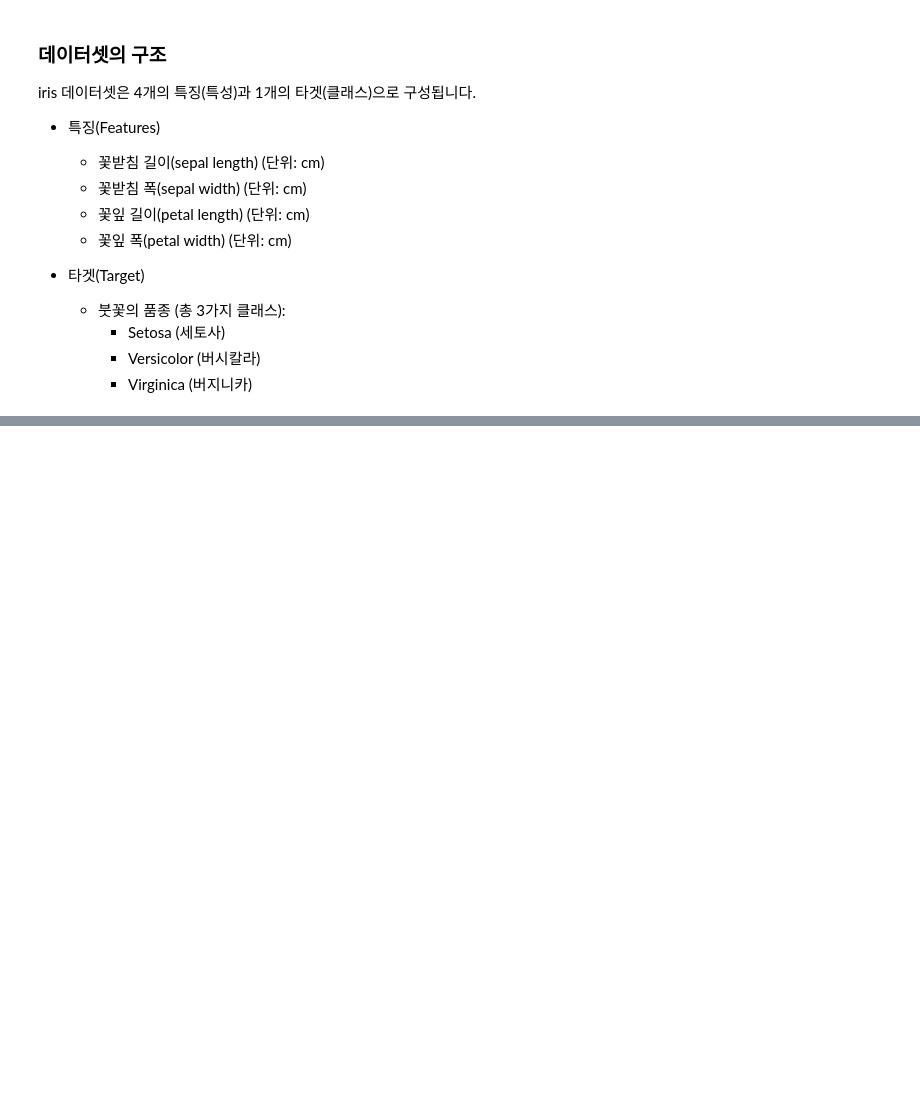
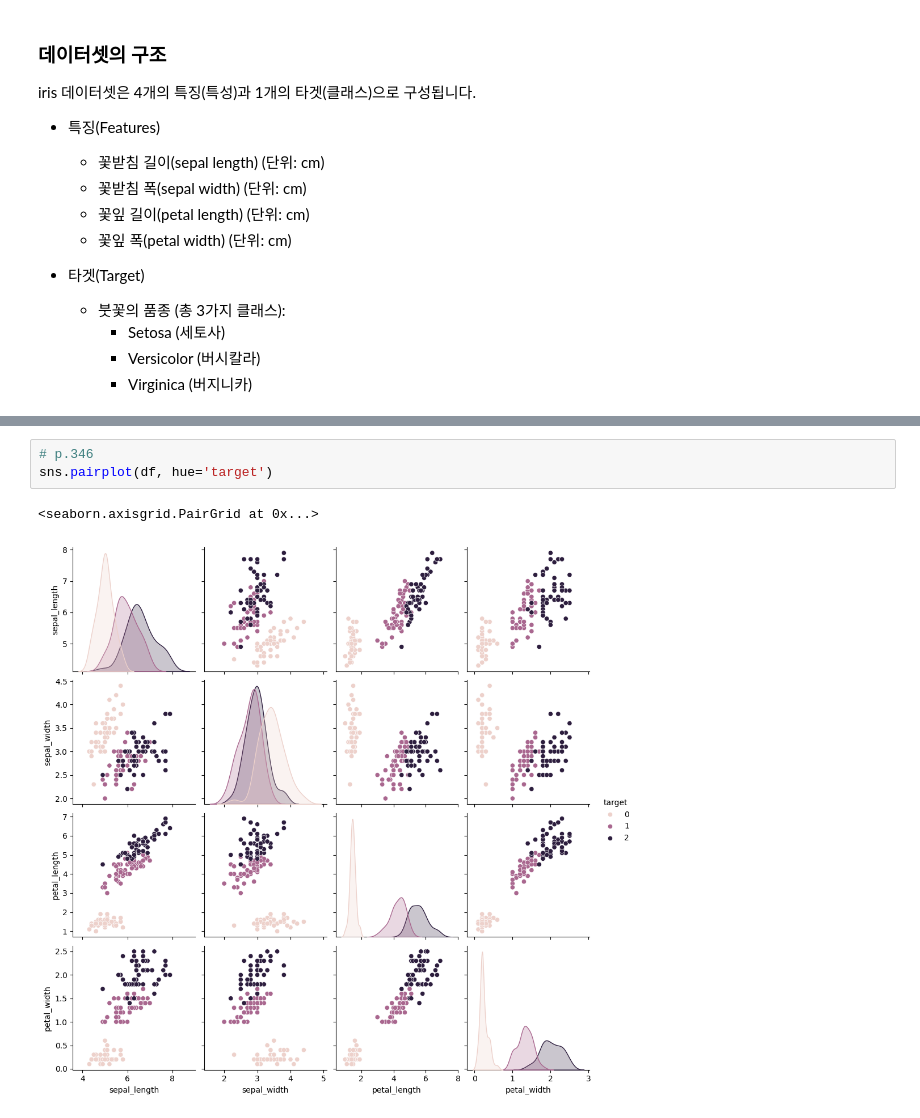
Before and after one commit to chanheeYun/AIProgramming, a Jupyter notebook: Practice/04/4_1_Matlab_Iris.ipynb, the cells around one changed output, grey strips where cells are left out. Drawn from its saved outputs; the diff is of its cells as text; blank space fills up the shorter version.

```diff
--- a/Practice/04/4_1_Matlab_Iris.ipynb
+++ b/Practice/04/4_1_Matlab_Iris.ipynb
@@ -41,0 +125,6 @@ Text(0, 0.5, 'sepal width (cm)')
+# %%
+# p.346
+sns.pairplot(df, hue='target')
+# %% [output]
+<seaborn.axisgrid.PairGrid at 0x...>
+[figure, added]
```
Also changed, not shown: parts of 17 cells of this notebook, 2 other files.
